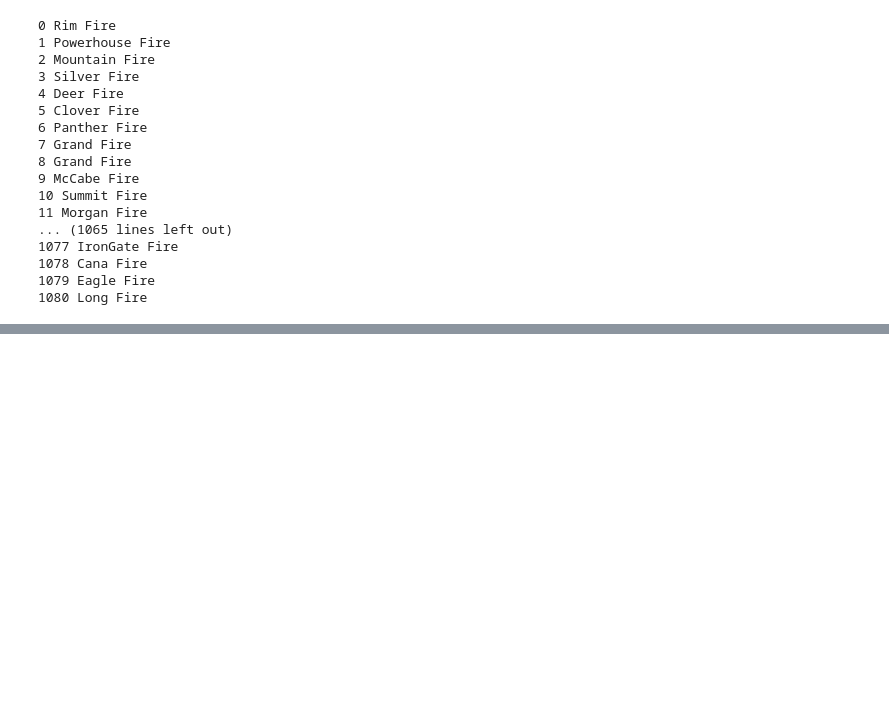
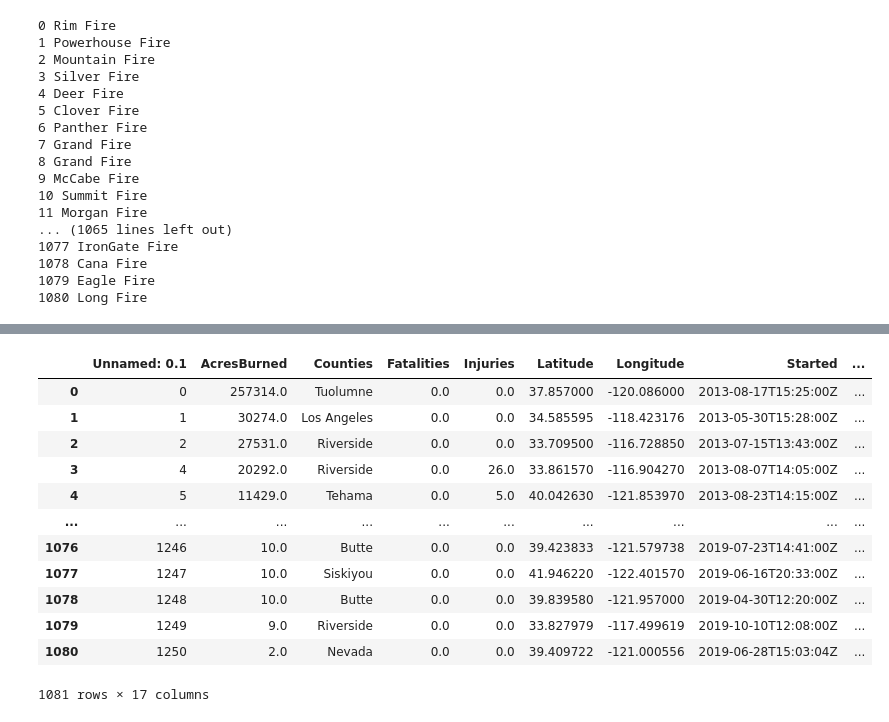
Before and after one commit to MrTooExplosive/Wildfire-Predictor, a Jupyter notebook: AcquireFtp_Files.ipynb, the cells around one changed output, grey strips where cells are left out. Cells and saved outputs as stored; diff of their text form; code cells hidden in the pictures; blank space fills up the shorter version.

```diff
--- a/AcquireFtp_Files.ipynb
+++ b/AcquireFtp_Files.ipynb
@@ -235,13 +236,15 @@ fire_data_path
 # Returns a tuple with the following values
 #    (Precipitation, Air Temperature, Humidity)
 def getData(statNumber, date: dt.date):
-    # Creating and cleaning the dataframe
-    path = "dailyStns" + str(date.year) + '/' + str(date.year) + "daily" + str(statNumber).zfill(3) + ".csv"
-    weather = pd.read_csv(path, header=None)
-    weather.columns = ["Station", "Date", "Julian Date", "Reference ETo", "QC for Reference ETo", "Precipitation", "QC for Precipitation", "Solar Radiation", "QC for Solar Radiation", "Vapor Pressure", "QC for Vapor Pressure", "Maximum Air Temperature", "QC for Maximum Air Temperature", "Minimum Air Temperature", "QC for Minimum Air Temperature", "Average Air Temperature", "QC for Average Air Temperature", "Maximum Relative Humidity", "QC for Maximum Relative Humidity", "Minimum Relative Humidity", "QC for Minimum Relative Humidity", "Average Relative Humidity", "QC for Average Relative Humidity", "Dew Point", "QC for Dew Point", "Wind Speed", "QC for Wind Speed", "Wind Run", "QC for Wind Run", "Average Soil Temperature", "QC for Average Soil Temperature"]
-    for i in range(len(weather.index)):
-        if dt.datetime.strptime(weather["Date"][i], "%d/%m/%Y").date() == date:
-            return (weather["Precipitation"][i], weather["Average Air Temperature"][i], weather["Average Relative Humidity"][i])
+    resp = get(url="http://et.water.ca.gov/api/data", params={"appKey": "0bbf514a-05e5-4b3b-a9ef-2fd984f495ba", "targets":str(int(statNumber)),"startDate":date.strftime("%Y-%m-%d"),"endDate":date.strftime("%Y-%m-%d"),"unitOfMeasure":'E', "dataItems":"day-air-tmp-avg,day-precip,day-rel-hum-avg"})
+    results = resp.json()['Data']['Providers'][0]["Records"][0]
+    avgTemp = results["DayAirTmpAvg"]["Value"]
+    avgTemp = eval(avgTemp) if type(avgTemp)==type(4) else 0
+    precip = results["DayPrecip"]["Value"]
+    precip = eval(precip) if type(precip)==type(4) else 0
+    avgHumid = results["DayRelHumAvg"]["Value"]
+    avgHumid = eval(avgHumid) if type(avgHumid)==type(4) else 0
+    return(precip, avgTemp, avgHumid)
 # %%
 # Testing for the error
 fires = pd.read_csv("Updated_long_late_fire_data.csv")
@@ -293,0 +344,16 @@ for i in range(len(fires.index)):
+# %%
+fires.to_csv("fireWithWeather.csv", index=False, encoding="utf-8")
+# %% [output]
+|  | Unnamed: 0.1 | AcresBurned | Counties | Fatalities | Injuries | Latitude | Longitude | Started | ... |
+| 0 | 0 | 257314.0 | Tuolumne | 0.0 | 0.0 | 37.857000 | -120.086000 | 2013-08-17T15:25:00Z | ... |
+| 1 | 1 | 30274.0 | Los Angeles | 0.0 | 0.0 | 34.585595 | -118.423176 | 2013-05-30T15:28:00Z | ... |
+| 2 | 2 | 27531.0 | Riverside | 0.0 | 0.0 | 33.709500 | -116.728850 | 2013-07-15T13:43:00Z | ... |
+| 3 | 4 | 20292.0 | Riverside | 0.0 | 26.0 | 33.861570 | -116.904270 | 2013-08-07T14:05:00Z | ... |
+| 4 | 5 | 11429.0 | Tehama | 0.0 | 5.0 | 40.042630 | -121.853970 | 2013-08-23T14:15:00Z | ... |
+| ... | ... | ... | ... | ... | ... | ... | ... | ... | ... |
+| 1076 | 1246 | 10.0 | Butte | 0.0 | 0.0 | 39.423833 | -121.579738 | 2019-07-23T14:41:00Z | ... |
+| 1077 | 1247 | 10.0 | Siskiyou | 0.0 | 0.0 | 41.946220 | -122.401570 | 2019-06-16T20:33:00Z | ... |
+| 1078 | 1248 | 10.0 | Butte | 0.0 | 0.0 | 39.839580 | -121.957000 | 2019-04-30T12:20:00Z | ... |
+| 1079 | 1249 | 9.0 | Riverside | 0.0 | 0.0 | 33.827979 | -117.499619 | 2019-10-10T12:08:00Z | ... |
+| 1080 | 1250 | 2.0 | Nevada | 0.0 | 0.0 | 39.409722 | -121.000556 | 2019-06-28T15:03:04Z | ... |
+1081 rows × 17 columns
```
Also changed, not shown: parts of 4 cells of this notebook.
